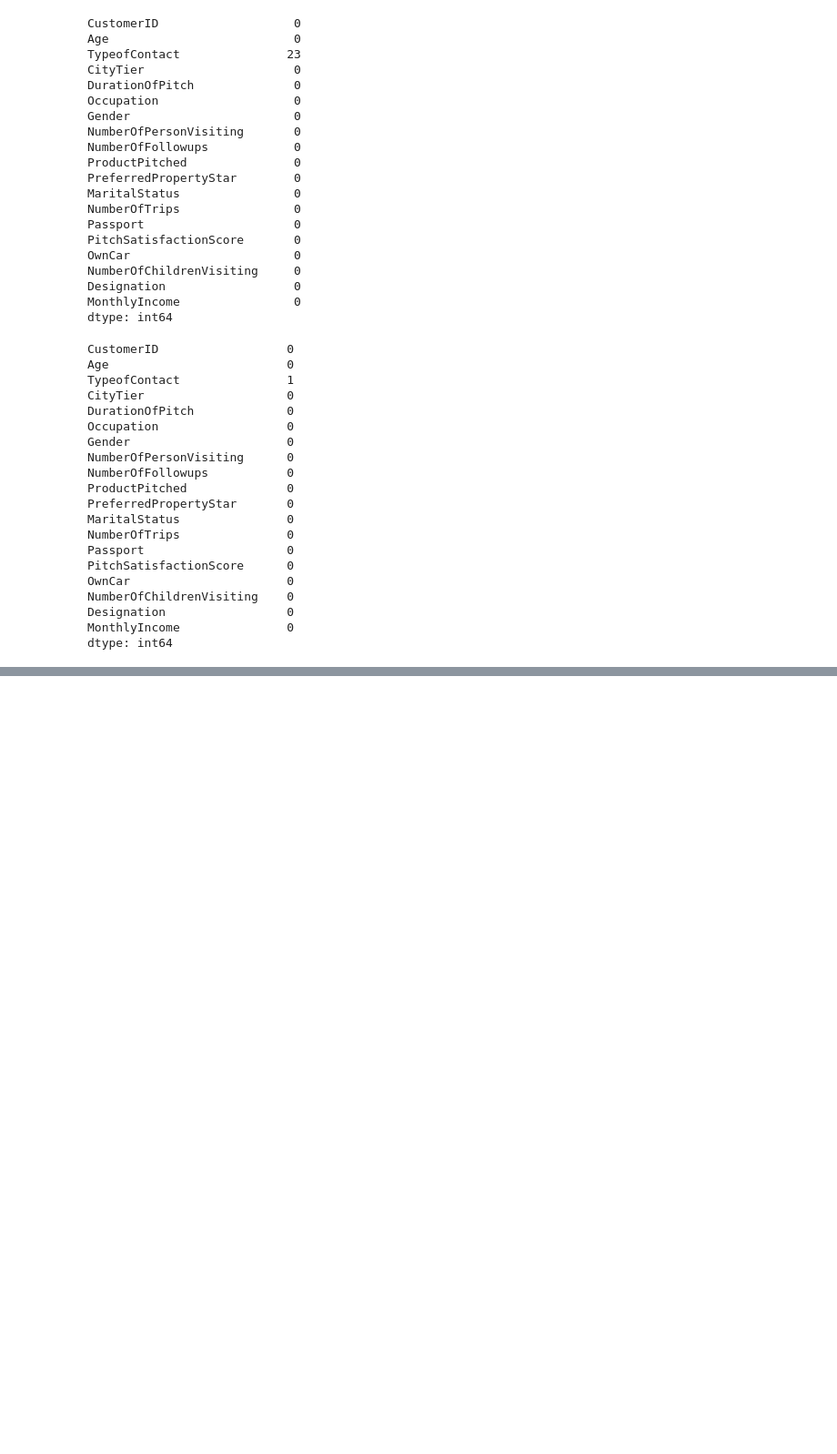
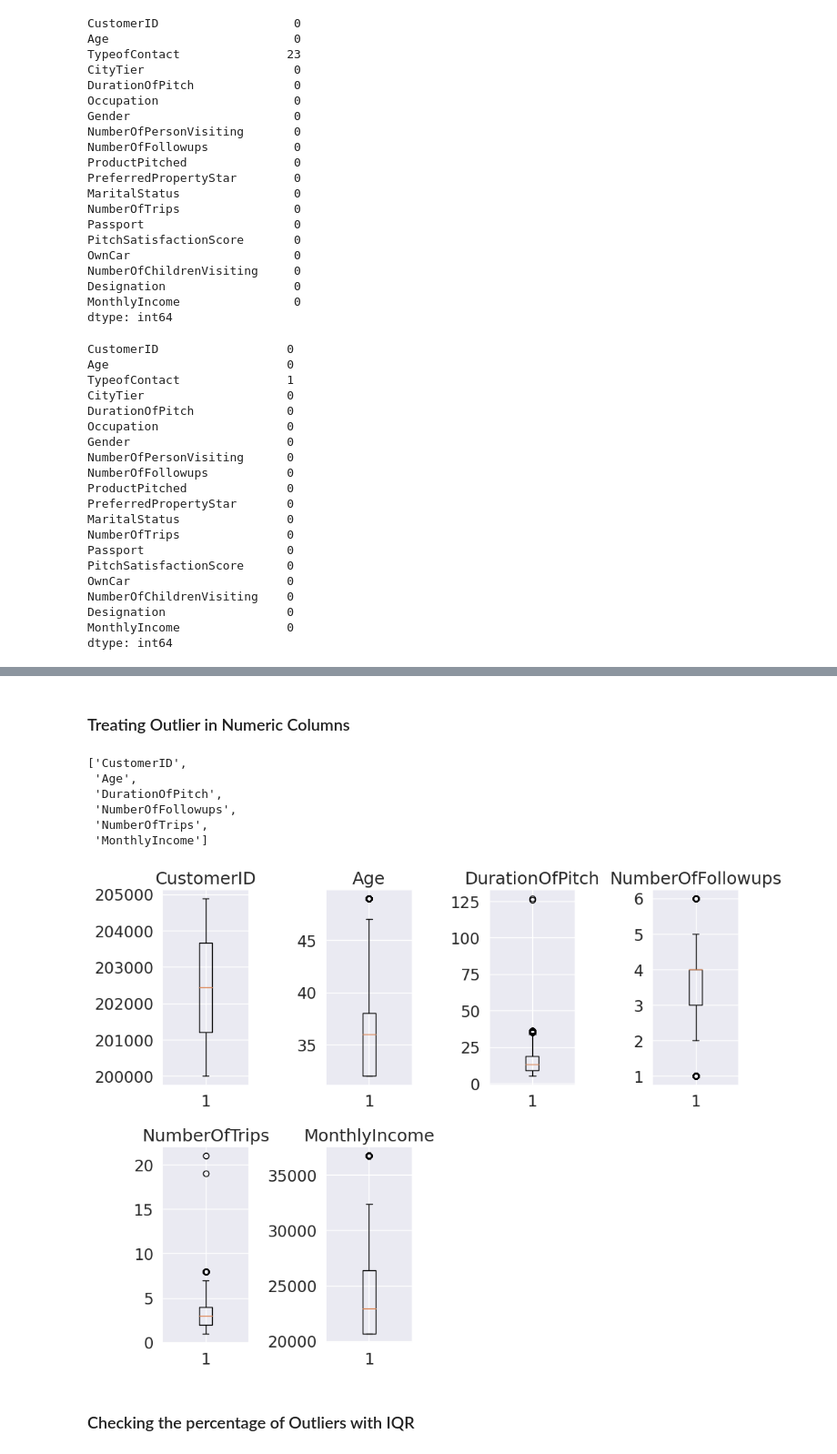
Before and after one commit to Kirtimaanwani/Travel-package-purchase-prediction, a Jupyter notebook: notebooks/problem-statement-and-EDA.ipynb, the cells around one changed output, grey strips where cells are left out. Shown at 91% size. Saved outputs shown, nothing was run; the diff lists cells and outputs as text; code cells hidden in the pictures; blank space fills up the shorter version.

```diff
--- a/notebooks/problem-statement-and-EDA.ipynb
+++ b/notebooks/problem-statement-and-EDA.ipynb
@@ -1480,0 +1483,8 @@ dtype: int64
+# %%
+def categorical_imputation(df, columns):
+    """
+    Missing Value Imputation with its mode value
+    """
+    df[columns] = df[columns].fillna(str(df[columns].mode()))
+
+    return df
@@ -1480,0 +1516,3 @@ dtype: int64
+# %%
+X_train = categorical_imputation(df=X_train, columns="TypeofContact")
+X_val = categorical_imputation(df=X_val, columns="TypeofContact")
@@ -1481 +1526,10 @@ dtype: int64
+# %%
+def category_correction(df, column, correction:str, replacement:str):
+    """
+    df: pd.DataFrame
+    column: string
+    correction_replacement : tuple(wrong_category, right_category)
+    """
+    df[column] = df[column].replace(correction, replacement)
+    return df
 # %%
@@ -1485,3 +1541,6 @@ array(['Female', 'Male', 'Fe Male'], dtype=object)
+# %%
+X_val = category_correction(df=X_val, column="Gender", correction="Fe Male", replacement="Female")
+X_train = category_correction(df=X_train, column="Gender", correction="Fe Male", replacement="Female")
 # %%
 # This is also to be do for correction in gender
 
@@ -1513,3 +1571,31 @@ def categorical_encoding(df):
             'AVP':3,
             'VP':4
            }
+# %% [markdown]
+### Treating Outlier in Numeric Columns
+# %%
+num_cols
+# %% [output]
+['CustomerID',
+ 'Age',
+ 'DurationOfPitch',
+ 'NumberOfFollowups',
+ 'NumberOfTrips',
+ 'MonthlyIncome']
+# %%
+# check the outliers before treating
+plt.figure(figsize=(10, 15))
+
+for i, variable in enumerate(num_cols):
+    # print(i)
+    # print(variable)
+    plt.subplot(4,4, i + 1)
+    plt.boxplot(X_train[variable], whis=1.5)
+    plt.tight_layout()
+    plt.title(variable)
+
+plt.show()
+# %% [output]
+[figure, added]
+# %% [markdown]
+### Checking the percentage of Outliers with IQR
```
Also changed, not shown: parts of 13 cells of this notebook.
